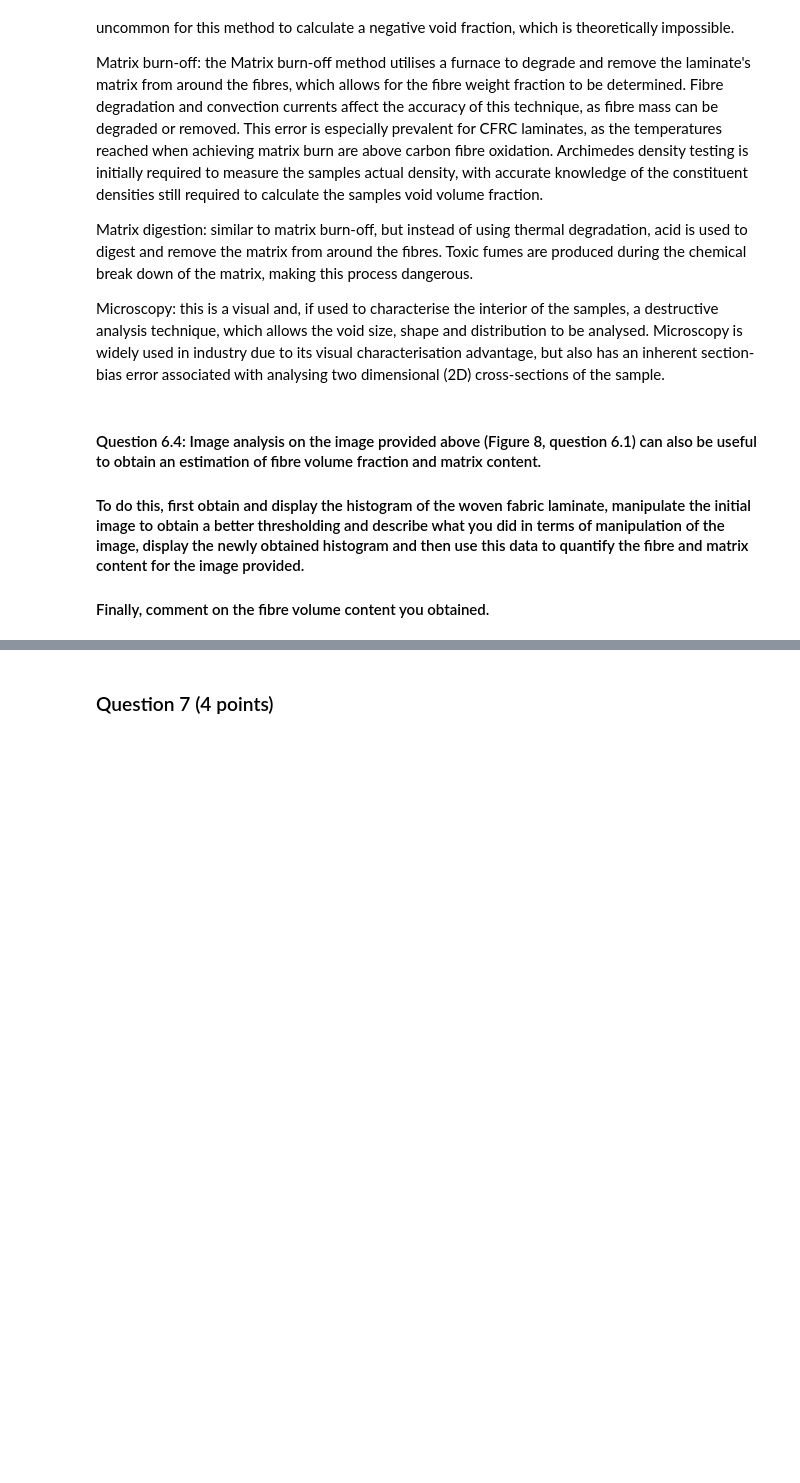
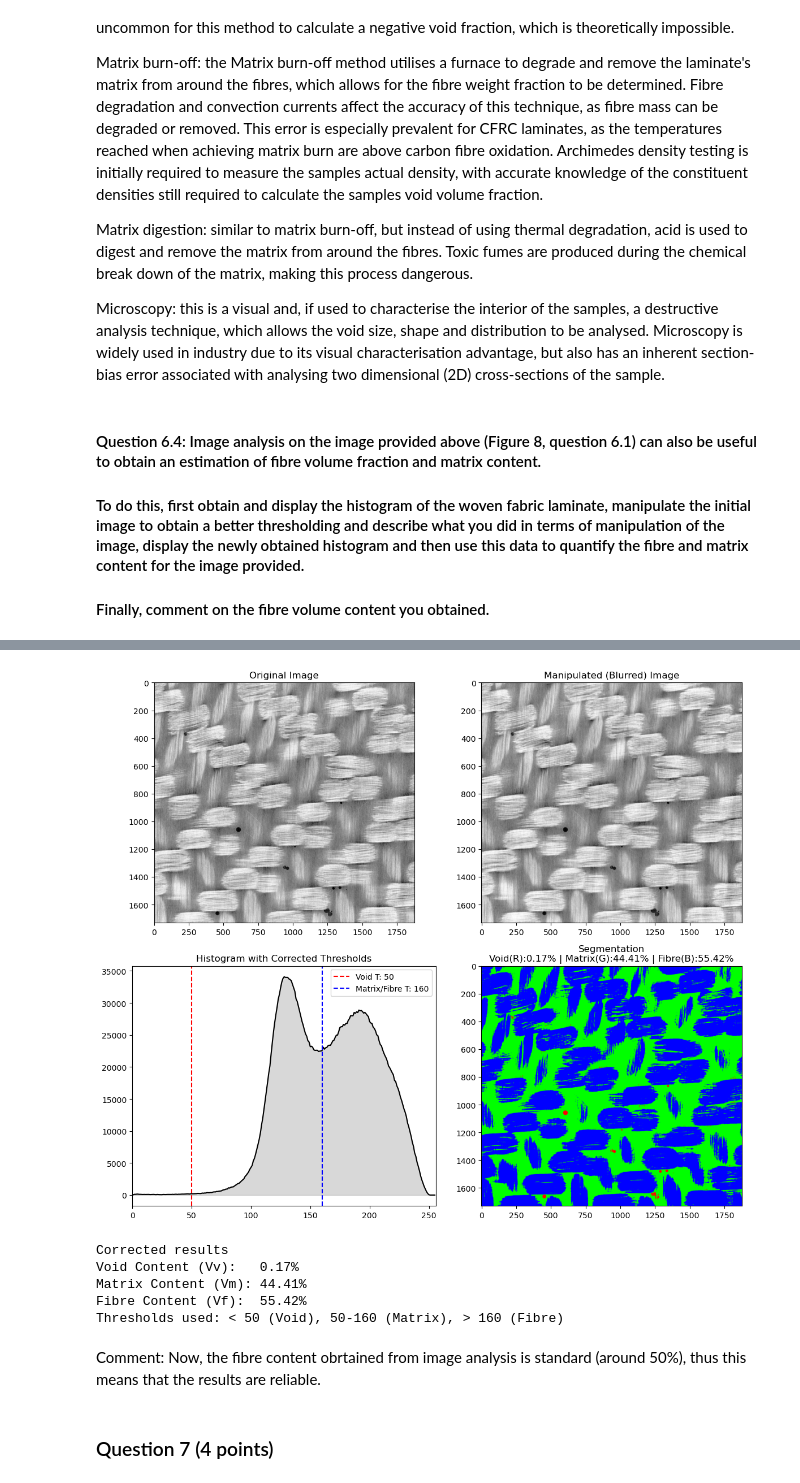
Before and after one commit to hewweiqing/PCM-notebooks, a Jupyter notebook: Defects - 2024.ipynb, the cells around one changed output, grey strips where cells are left out. Drawn from its saved outputs; the diff is of its cells as text; code cells hidden in the pictures; blank space fills up the shorter version.

```diff
--- a/Defects - 2024.ipynb
+++ b/Defects - 2024.ipynb
@@ -706,3 +688,78 @@ Comment:
+# %%
+def analyze_fibre_matrix_content_corrected(image_path):
+    img = cv2.imread(image_path, 0)
+    img_blurred = cv2.GaussianBlur(img, (5, 5), 0)
+
+    # Define thresholds
+    void_threshold = 50
+    matrix_fibre_threshold = 160
+
+    total_pixels = img_blurred.size
+
+    # Voids: Darkest (< 50)
+    void_pixels = np.count_nonzero(img_blurred < void_threshold)
+
+    # Matrix: Mid-range (50 to 160)
+    matrix_pixels = np.count_nonzero((img_blurred >= void_threshold) & (img_blurred < matrix_fibre_threshold))
+
+    # Fibres: Brightest (> 160)
+    fibre_pixels = np.count_nonzero(img_blurred >= matrix_fibre_threshold)
+
+    # Calculate Fractions
+    vv = (void_pixels / total_pixels) * 100
+    vm = (matrix_pixels / total_pixels) * 100
+    vf = (fibre_pixels / total_pixels) * 100
+
+    # 5. Visualization
+    fig, ax = plt.subplots(2, 2, figsize=(12, 10))
+
+    # Original
+    ax[0,0].imshow(img, cmap='gray')
+    ax[0,0].set_title('Original Image')
+
+    # Blurred
+    ax[0,1].imshow(img_blurred, cmap='gray')
+    ax[0,1].set_title('Manipulated (Blurred) Image')
+
+    # Histogram
+    hist_vals = cv2.calcHist([img_blurred], [0], None, [256], [0, 256]).ravel()
+    ax[1,0].plot(hist_vals, color='black')
+    ax[1,0].fill_between(range(256), hist_vals, color='gray', alpha=0.3)
+    ax[1,0].axvline(void_threshold, color='red', linestyle='--', label=f'Void T: {void_threshold}')
+    ax[1,0].axvline(matrix_fibre_threshold, color='blue', linestyle='--', label=f'Matrix/Fibre T: {matrix_fibre_threshold}')
+    ax[1,0].set_title('Histogram with Corrected Thresholds')
+    ax[1,0].set_xlim([0, 256])
+    ax[1,0].legend()
+
+    # Segmentation Map
+    # Red=Void, Green=Matrix, Blue=Fibre
+    seg_map = np.zeros((img.shape[0], img.shape[1], 3), dtype=np.uint8)
+    seg_map[img_blurred < void_threshold] = [255, 0, 0]        # Red
+    seg_map[(img_blurred >= void_threshold) & (img_blurred < matrix_fibre_threshold)] = [0, 255, 0] # Green
+    seg_map[img_blurred >= matrix_fibre_threshold] = [0, 0, 255] # Blue
+
+    ax[1,1].imshow(seg_map)
+    ax[1,1].set_title(f'Segmentation\nVoid(R):{vv:.2f}% | Matrix(G):{vm:.2f}% | Fibre(B):{vf:.2f}%')
+
+    plt.tight_layout()
+    plt.show()
+
+    print(f"Corrected results")
+    print(f"Void Content (Vv):   {vv:.2f}%")
+    print(f"Matrix Content (Vm): {vm:.2f}%")
+    print(f"Fibre Content (Vf):  {vf:.2f}%")
+    print(f"Thresholds used: < {void_threshold} (Void), {void_threshold}-{matrix_fibre_threshold} (Matrix), > {matrix_fibre_threshold} (Fibre)")
+
+analyze_fibre_matrix_content_corrected('slice_0130.jpeg')
+# %% [output]
+[figure, added]
+Corrected results
+Void Content (Vv):   0.17%
+Matrix Content (Vm): 44.41%
+Fibre Content (Vf):  55.42%
+Thresholds used: < 50 (Void), 50-160 (Matrix), > 160 (Fibre)
+# %% [markdown]
+Comment: Now, the fibre content obrtained from image analysis is standard (around 50%), thus this means that the results are reliable.
 # %% [markdown]
 ### Question 7 (4 points)
 # %% [markdown]
```
Also changed, not shown: parts of 3 cells of this notebook.
